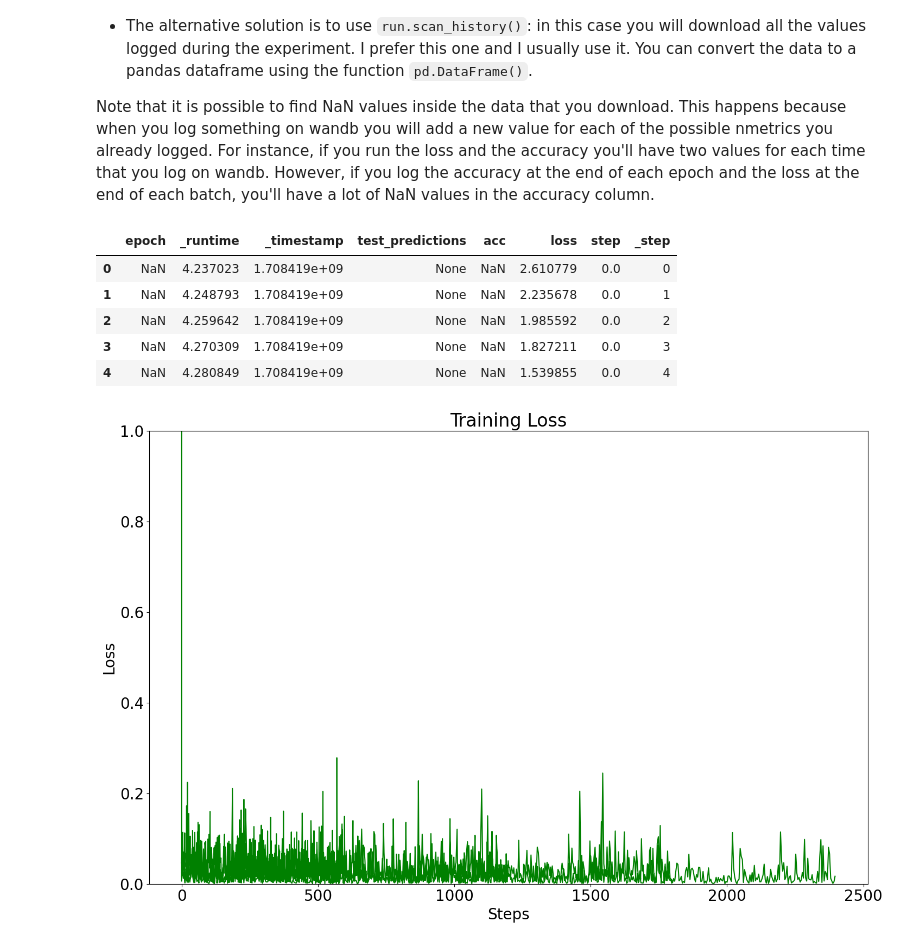
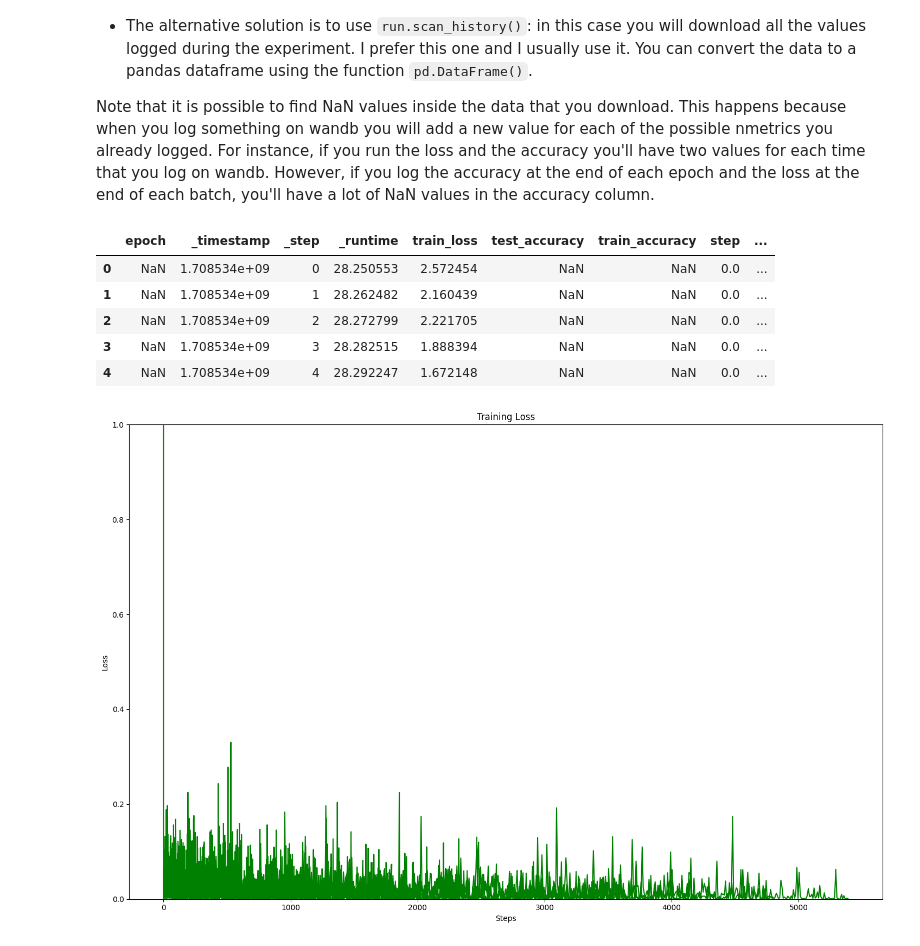
Before and after one commit to lucacorbucci/wandb-quick-intro, a Jupyter notebook: plots.ipynb, the cells around one changed output. Cells and saved outputs as stored; diff of their text form; code cells hidden in the pictures.

Commit message:
Changed the name of the metrics we want to plot

```diff
--- a/plots.ipynb
+++ b/plots.ipynb
@@ -30,31 +30,31 @@ def get_df(api_link):
     df = pd.DataFrame(run.scan_history())
     return df
 # %%
-df = get_df("/lucacorbucci/wandb-quick-intro/runs/3faqwh0w")
+df = get_df("/lucacorbucci/wandb-quick-intro/runs/t0oatb7q")
 # %%
 df.head()
 # %% [output]
-|  | epoch | _runtime | _timestamp | test_predictions | acc | loss | step | _step |
-| 0 | NaN | 4.237023 | 1.708419e+09 | None | NaN | 2.610779 | 0.0 | 0 |
-| 1 | NaN | 4.248793 | 1.708419e+09 | None | NaN | 2.235678 | 0.0 | 1 |
-| 2 | NaN | 4.259642 | 1.708419e+09 | None | NaN | 1.985592 | 0.0 | 2 |
-| 3 | NaN | 4.270309 | 1.708419e+09 | None | NaN | 1.827211 | 0.0 | 3 |
-| 4 | NaN | 4.280849 | 1.708419e+09 | None | NaN | 1.539855 | 0.0 | 4 |
+|  | epoch | _timestamp | _step | _runtime | train_loss | test_accuracy | train_accuracy | step | ... |
+| 0 | NaN | 1.708534e+09 | 0 | 28.250553 | 2.572454 | NaN | NaN | 0.0 | ... |
+| 1 | NaN | 1.708534e+09 | 1 | 28.262482 | 2.160439 | NaN | NaN | 0.0 | ... |
+| 2 | NaN | 1.708534e+09 | 2 | 28.272799 | 2.221705 | NaN | NaN | 0.0 | ... |
+| 3 | NaN | 1.708534e+09 | 3 | 28.282515 | 1.888394 | NaN | NaN | 0.0 | ... |
+| 4 | NaN | 1.708534e+09 | 4 | 28.292247 | 1.672148 | NaN | NaN | 0.0 | ... |
 # %%
 # Now we want to plot the loss
 plt.figure(figsize=(15, 10))
 plt.plot(
         df["step"],
-        df["loss"],
+        df["train_loss"],
         label="Training Loss",
         color="green",
     )
 plt.title("Training Loss")
 plt.xlabel("Steps")
 plt.ylabel("Loss")
 plt.rcParams.update({"font.size": 20})
 plt.ylim(0, 1)
 plt.tight_layout()
 plt.show()
 # %% [output]
-[figure, old version]
+[figure, new version]
```
